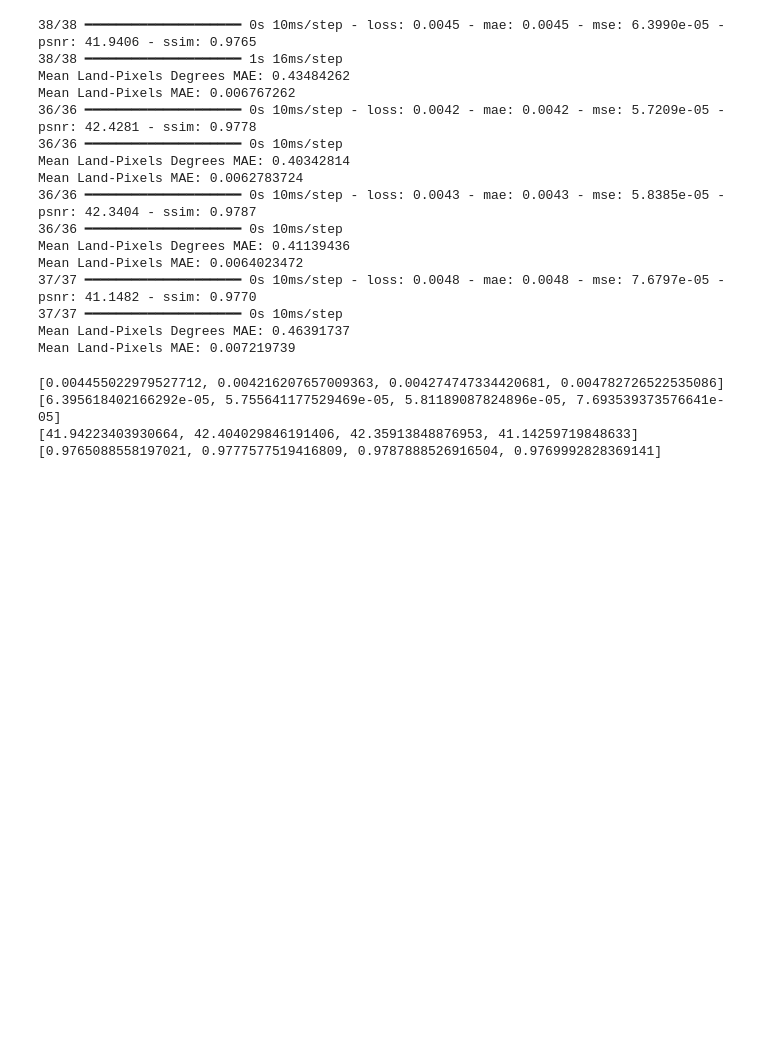
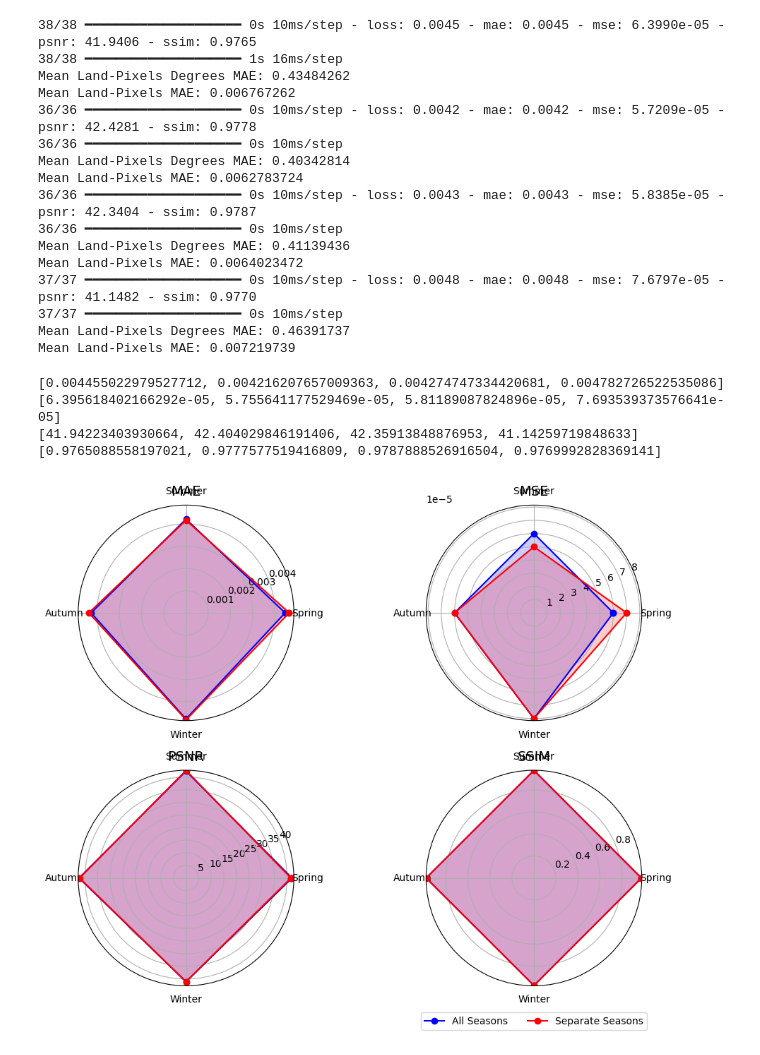
Before and after one commit to AntigoniMoira/MSc_Thesis, a Jupyter notebook: 8_Seasonal_vs_All.ipynb, the cells around one changed output. Saved outputs shown, nothing was run; the diff lists cells and outputs as text; code cells hidden in the pictures; blank space fills up the shorter version.

Commit message:
Final Plots

```diff
--- a/8_Seasonal_vs_All.ipynb
+++ b/8_Seasonal_vs_All.ipynb
@@ -101,0 +114,52 @@ print(season_all_ssim)
+# %%
+import numpy as np
+import matplotlib.pyplot as plt
+
+# Data
+seasons = ['Spring', 'Summer', 'Autumn', 'Winter']
+season_all_mae = [0.00446, 0.00422, 0.00427, 0.00478]
+season_all_mse = [0.00006, 0.00006, 0.00006, 0.00008]
+season_all_psnr = [41.9422, 42.4040, 42.3591, 41.1426]
+season_all_ssim = [0.9765, 0.9778, 0.9788, 0.9770]
+
+season_sep_mae = [0.00464, 0.00417, 0.00437, 0.00482]
+season_sep_mse = [0.00007, 0.00005, 0.00006, 0.00008]
+season_sep_psnr = [41.5380, 42.6294, 42.1571, 41.0601]
+season_sep_ssim = [0.9747, 0.9784, 0.9778, 0.9765]
+
+metrics = {
+    'MAE': (season_all_mae, season_sep_mae),
+    'MSE': (season_all_mse, season_sep_mse),
+    'PSNR': (season_all_psnr, season_sep_psnr),
+    'SSIM': (season_all_ssim, season_sep_ssim)
+}
+
+# Radar setup
+labels = np.array(seasons)
+angles = np.linspace(0, 2*np.pi, len(labels), endpoint=False)
+angles = np.concatenate((angles, [angles[0]]))  # close the loop
+
+fig, axs = plt.subplots(2, 2, subplot_kw={'polar': True}, figsize=(10, 8))
+axs = axs.flatten()
+
+for ax, (metric, (all_data, sep_data)) in zip(axs, metrics.items()):
+    # Close the loop by repeating the first value
+    all_data = np.concatenate((all_data, [all_data[0]]))
+    sep_data = np.concatenate((sep_data, [sep_data[0]]))
+
+    ax.plot(angles, all_data, 'o-', label='All Seasons', color='blue')
+    ax.fill(angles, all_data, alpha=0.2, color='blue')
+
+    ax.plot(angles, sep_data, 'o-', label='Separate Seasons', color='red')
+    ax.fill(angles, sep_data, alpha=0.2, color='red')
+
+    ax.set_thetagrids(angles[:-1] * 180/np.pi, labels)
+    ax.set_title(metric, size=14, pad=10)
+    ax.grid(True)
+
+# Common legend
+plt.legend(loc='upper center', bbox_to_anchor=(0.5, -0.1), ncol=2)
+plt.tight_layout()
+plt.show()
+# %% [output]
+[figure, added]
```
Also changed, not shown: parts of 3 cells of this notebook, 1 other file.
